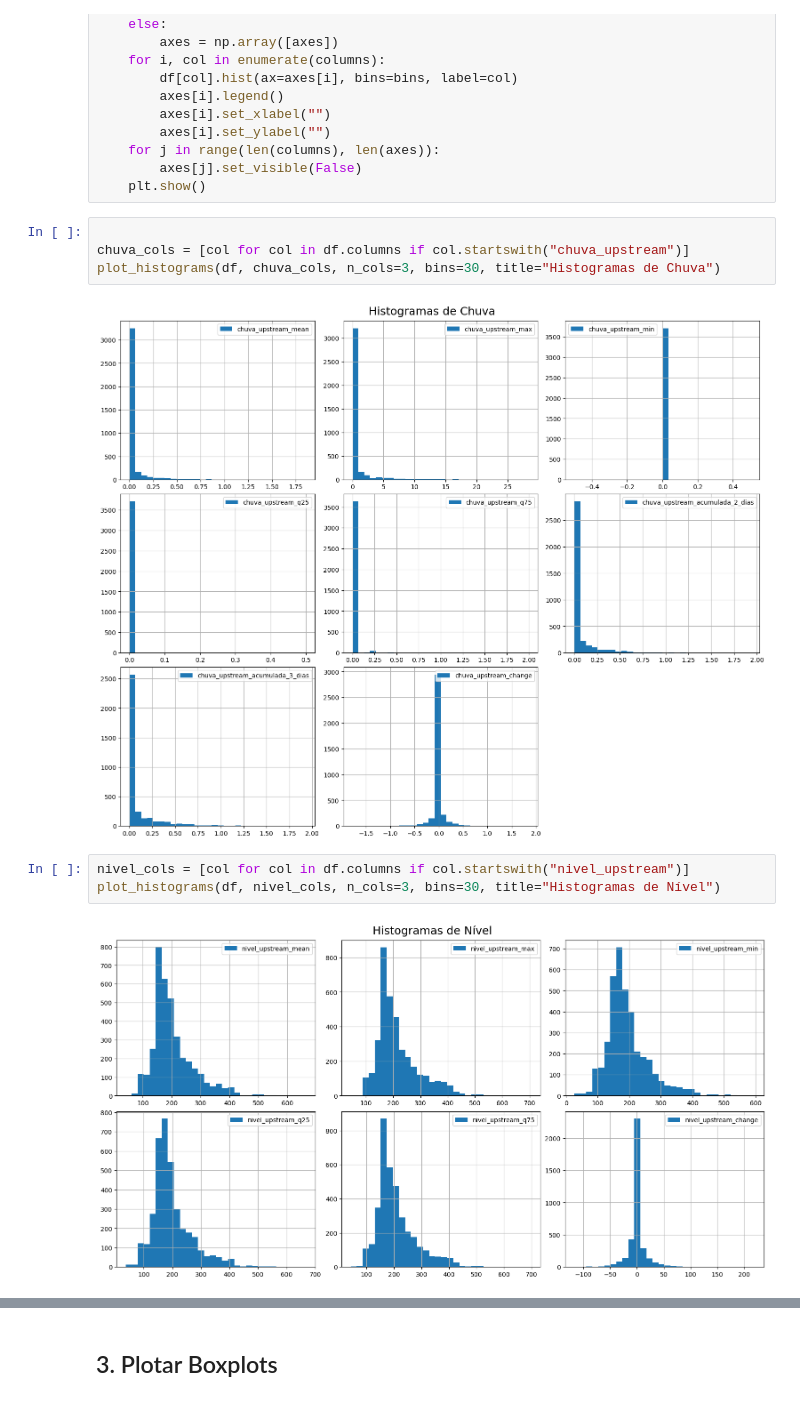
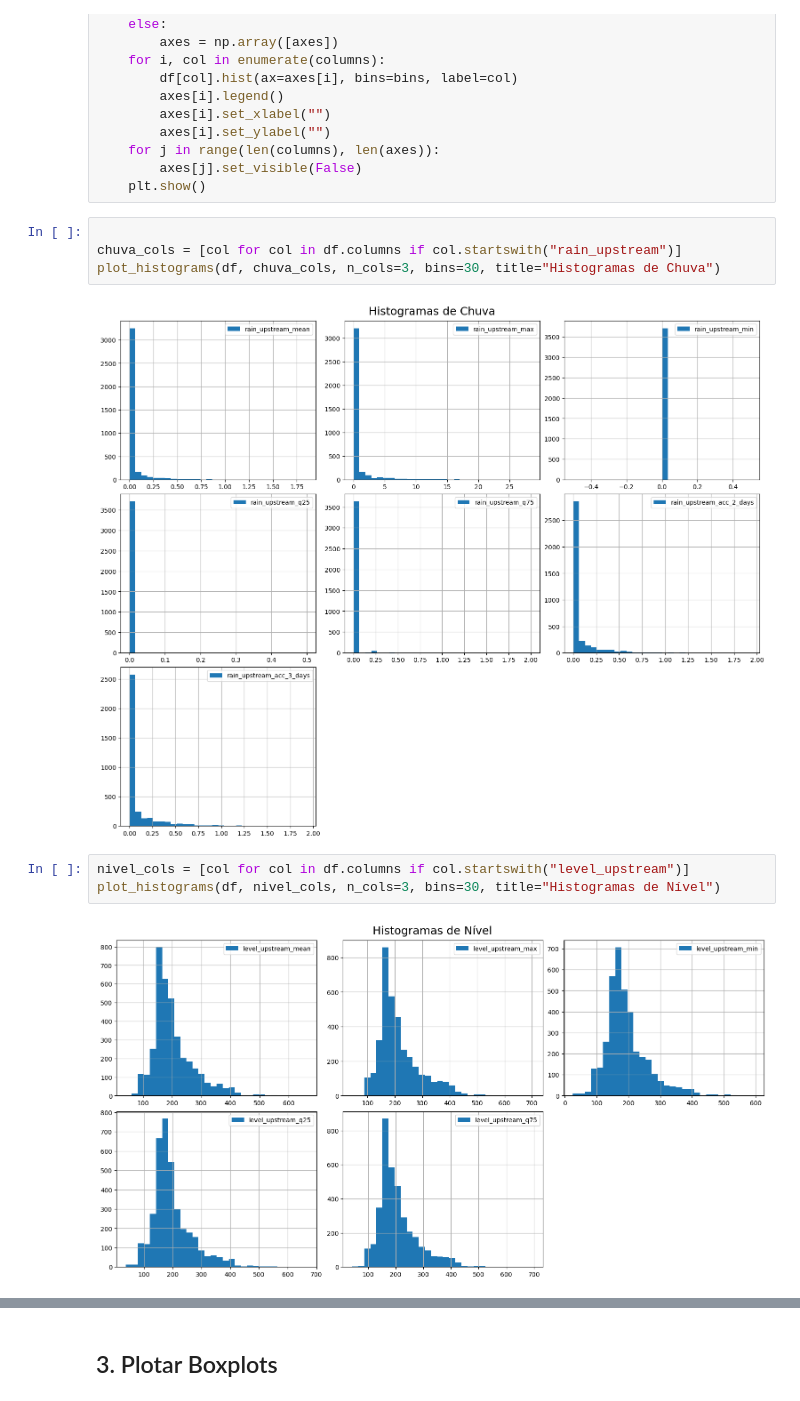
Before and after one commit to brunoconterato/gs-disaster, a Jupyter notebook: src/2. EDA.ipynb, the cells around one changed output, grey strips where cells are left out. Saved outputs shown, nothing was run; the diff lists cells and outputs as text.

Commit message:
refact: column names in english

```diff
--- a/src/2. EDA.ipynb
+++ b/src/2. EDA.ipynb
@@ -73,13 +73,13 @@ def plot_histograms(df, columns, n_cols=3, bins=30, title="Histograms"):
     plt.show()
 # %%
 
-chuva_cols = [col for col in df.columns if col.startswith("chuva_upstream")]
+chuva_cols = [col for col in df.columns if col.startswith("rain_upstream")]
 plot_histograms(df, chuva_cols, n_cols=3, bins=30, title="Histogramas de Chuva")
 # %% [output]
-[figure, old version]
+[figure, new version]
 # %%
-nivel_cols = [col for col in df.columns if col.startswith("nivel_upstream")]
+nivel_cols = [col for col in df.columns if col.startswith("level_upstream")]
 plot_histograms(df, nivel_cols, n_cols=3, bins=30, title="Histogramas de Nível")
 # %% [output]
-[figure, old version]
+[figure, new version]
 # %%
```
Also changed, not shown: parts of 3 cells of this notebook, 2 other files.
